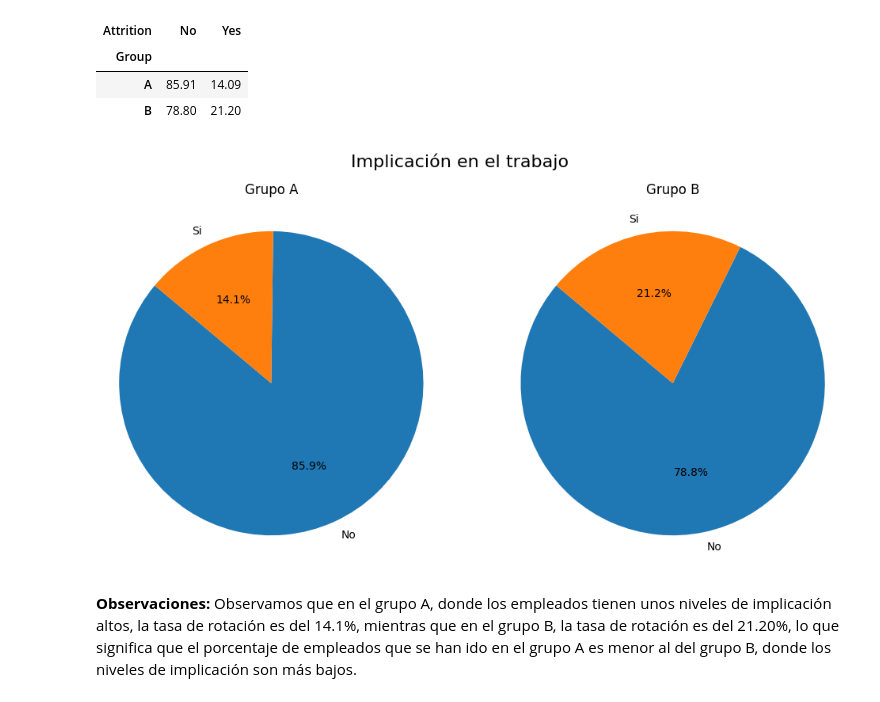
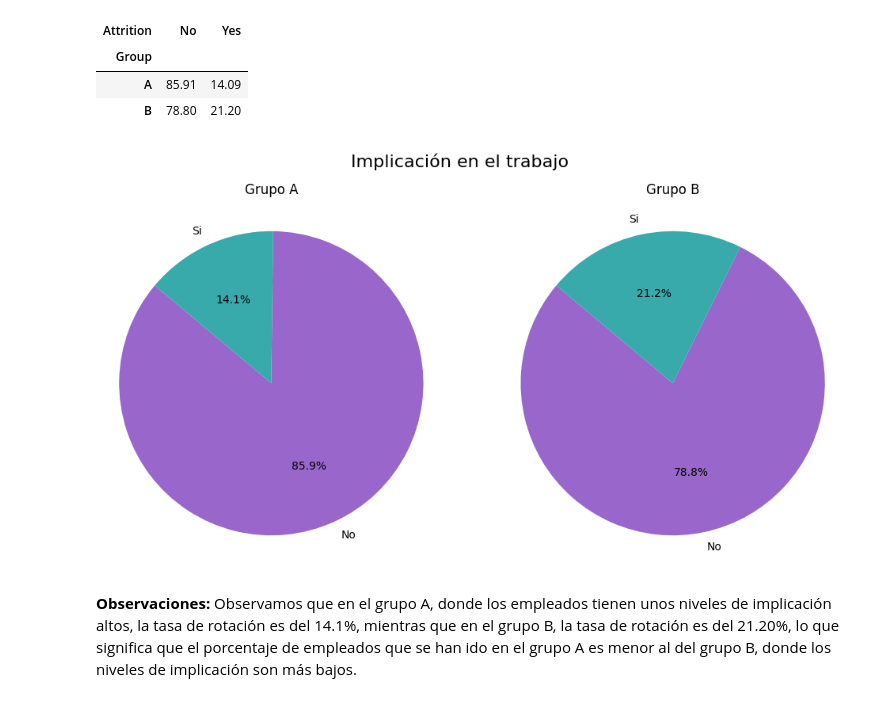
Before and after one commit to TaniaGraff/project-da-promo-angela-modulo-3-team-3, a Jupyter notebook: AB_Testing_Adicionales.ipynb, the cells around one changed output. Cells and saved outputs as stored; diff of their text form; code cells hidden in the pictures.

Commit message:
cambio de colores de graficos

```diff
--- a/AB_Testing_Adicionales.ipynb
+++ b/AB_Testing_Adicionales.ipynb
@@ -259,29 +262,36 @@ tabla_contingencia_JI.rename(columns={'Yes': 'Si', 'No': 'No'}, inplace=True)
 # %%
 # Datos para los gráficos de quesitos
 etiquetas = tabla_contingencia_JI.columns.tolist()
+
+# Obtener los colores de la paleta "mako"
+colores_mako = sns.color_palette("mako", len(etiquetas))
+
+# Ajustar manualmente el color violeta para "No" (asumimos que es el último color)
+colores_mako = list(colores_mako)  # Convertimos a lista para modificar
+colores_mako[0] = (0.6, 0.4, 0.8)  # Ajustar los valores RGB para aclarar el color violeta
 
 # Crear los subplots
 fig, (ax1, ax2) = plt.subplots(1, 2, figsize=(12, 6))
 
 # Gráfico del grupo A
 tamaños_A = tabla_contingencia_JI.loc['A']
-ax1.pie(tamaños_A, labels=etiquetas, autopct='%1.1f%%', startangle=140)
+ax1.pie(tamaños_A, labels=etiquetas, autopct='%1.1f%%', startangle=140, colors=colores_mako)
 ax1.axis('equal')  # Para que el gráfico sea un círculo
 ax1.set_title('Grupo A')
 
 # Gráfico del grupo B
 tamaños_B = tabla_contingencia_JI.loc['B']
-ax2.pie(tamaños_B, labels=etiquetas, autopct='%1.1f%%', startangle=140)
+ax2.pie(tamaños_B, labels=etiquetas, autopct='%1.1f%%', startangle=140, colors=colores_mako)
 ax2.axis('equal')  # Para que el gráfico sea un círculo
 ax2.set_title('Grupo B')
 
 # Título principal del gráfico
 fig.suptitle('Implicación en el trabajo', fontsize=16)
 
 # Mostrar los gráficos
 plt.show()
 # %% [output]
-[figure, old version]
+[figure, new version]
 # %% [markdown]
 **Observaciones:**
 Observamos que en el grupo A, donde los empleados tienen unos niveles de implicación altos, la tasa de rotación es del 14.1%, mientras que en el grupo B, la tasa de rotación es del 21.20%, lo que significa que el porcentaje de empleados que se han ido en el grupo A es menor al del grupo B, donde los niveles de implicación son más bajos.
```
Also changed, not shown: parts of 4 cells of this notebook, 3 other files.
